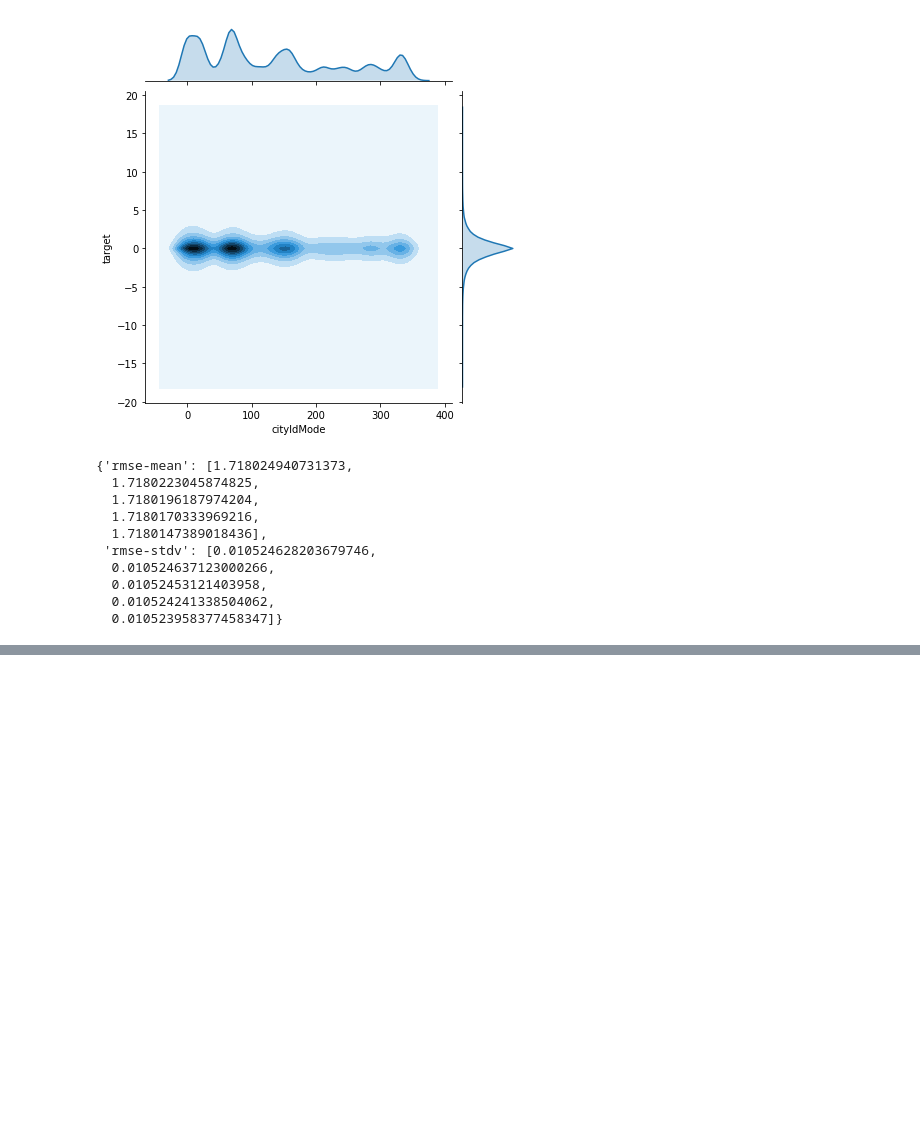
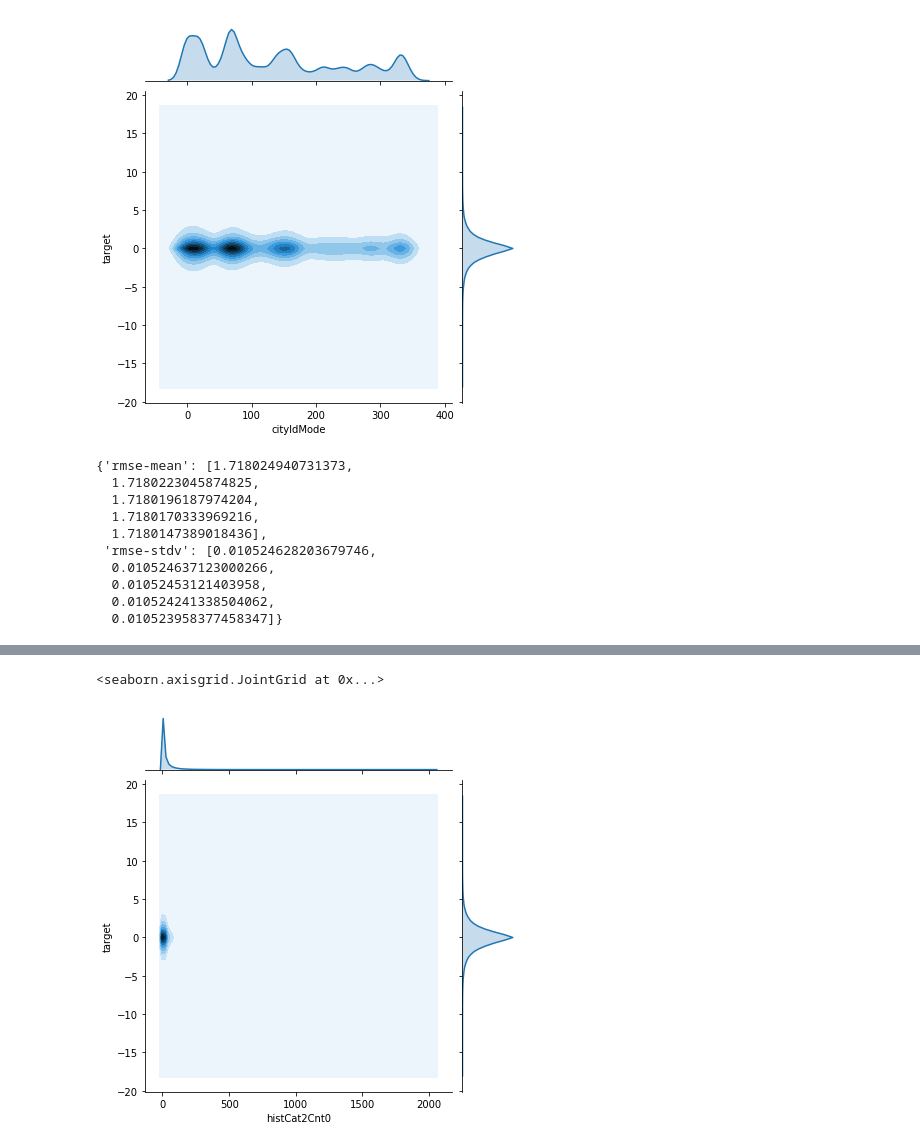
Before and after one commit to LeoHNLee/EloMerchantCategoryRecommendation, a Jupyter notebook: 2-eda-viz/2-historical-transaction.ipynb, the cells around one changed output, grey strips where cells are left out. Saved outputs shown, nothing was run; the diff lists cells and outputs as text; code cells hidden in the pictures; blank space fills up the shorter version.

```diff
--- a/2-eda-viz/2-historical-transaction.ipynb
+++ b/2-eda-viz/2-historical-transaction.ipynb
@@ -195,0 +267,5 @@ edaViz.briefLgb(['cityIdMode'])
+# %%
+sns.jointplot(trainLabels['histCat2Cnt0'], trainLabels['target'], kind='kde')
+# %% [output]
+<seaborn.axisgrid.JointGrid at 0x...>
+[figure, added]
```
Also changed, not shown: parts of 31 cells of this notebook, 1 other file.
